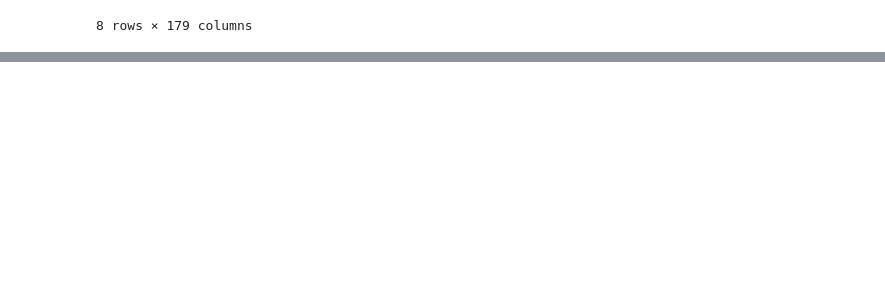
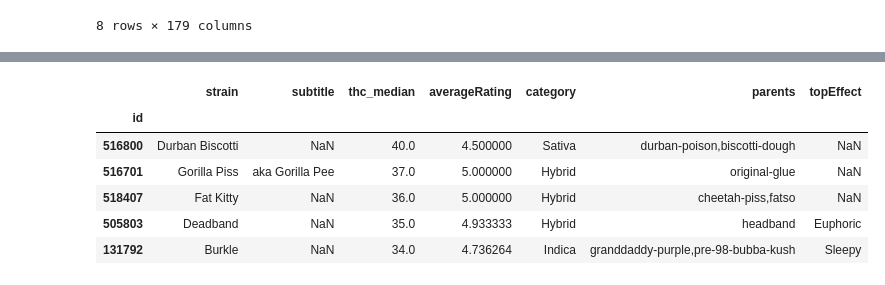
Before and after one commit to systm-spec/Leafly-Strains, a Jupyter notebook: 01.ipynb, the cells around one changed output, grey strips where cells are left out. Drawn from its saved outputs; the diff is of its cells as text; code cells hidden in the pictures; blank space fills up the shorter version.

```diff
--- a/01.ipynb
+++ b/01.ipynb
@@ -35,0 +64,10 @@ ratings[ratings["averageRating"]==5].to_csv('output/top_strains.txt', index=True
+# %%
+strains.sort_values('thc_median', ascending=False).head()
+# %% [output]
+|  | strain | subtitle | thc_median | averageRating | category | parents | topEffect |
+| id |  |  |  |  |  |  |  |
+| 516800 | Durban Biscotti | NaN | 40.0 | 4.500000 | Sativa | durban-poison,biscotti-dough | NaN |
+| 516701 | Gorilla Piss | aka Gorilla Pee | 37.0 | 5.000000 | Hybrid | original-glue | NaN |
+| 518407 | Fat Kitty | NaN | 36.0 | 5.000000 | Hybrid | cheetah-piss,fatso | NaN |
+| 505803 | Deadband | NaN | 35.0 | 4.933333 | Hybrid | headband | Euphoric |
+| 131792 | Burkle | NaN | 34.0 | 4.736264 | Indica | granddaddy-purple,pre-98-bubba-kush | Sleepy |
```
Also changed, not shown: parts of 17 cells of this notebook.
